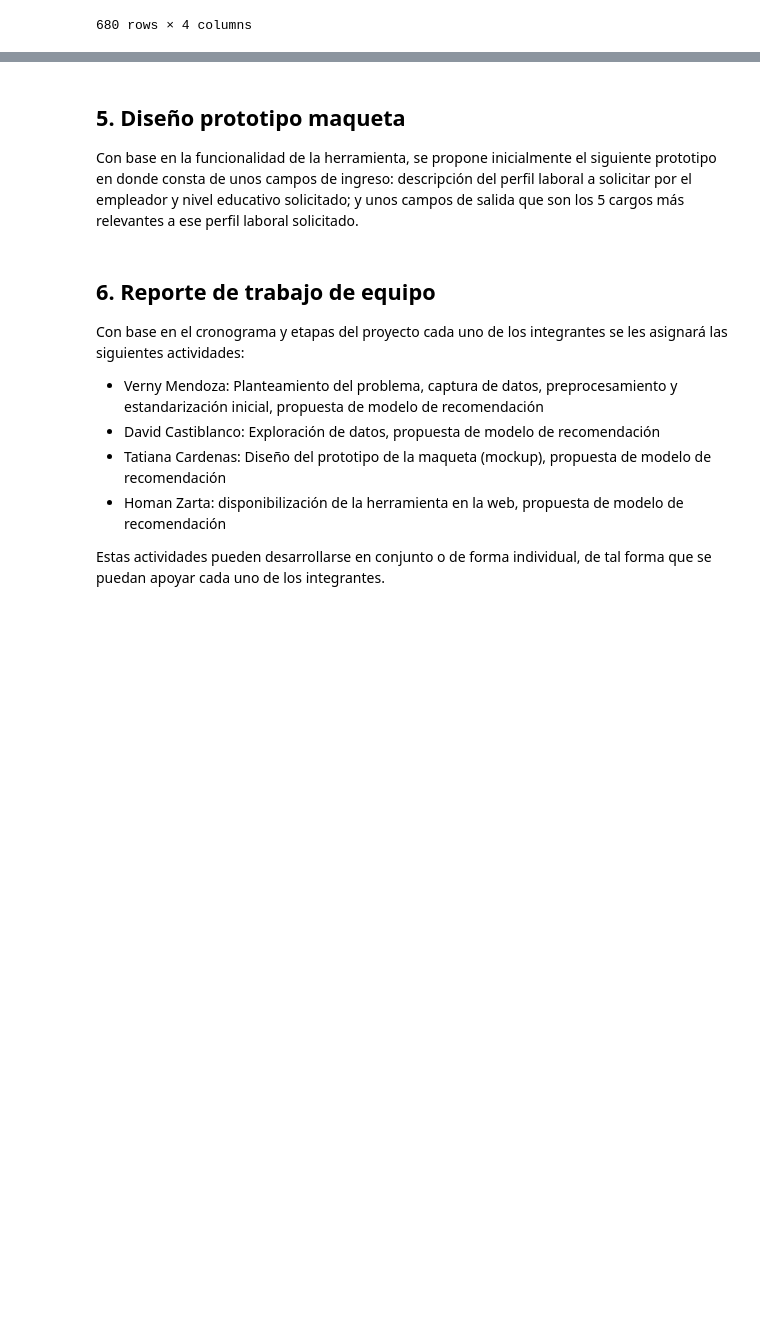
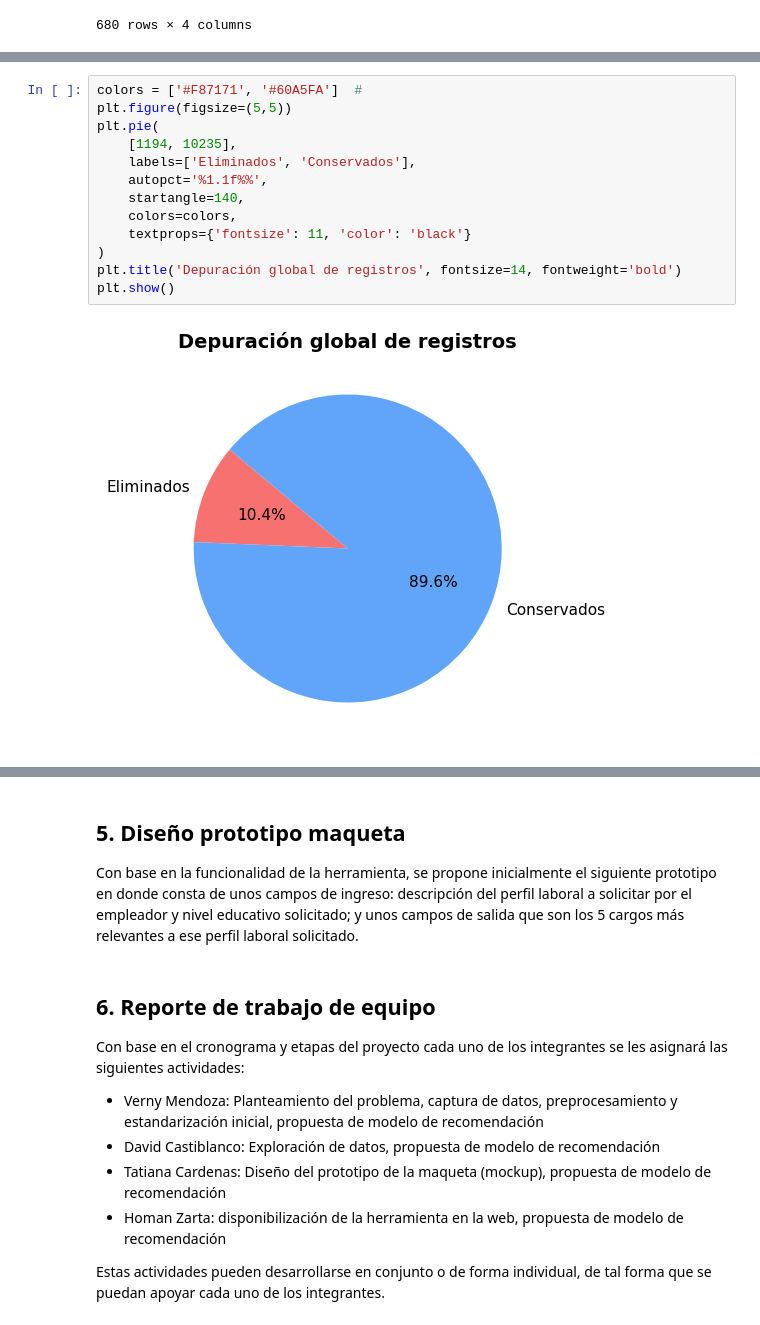
Before and after one commit to vernymendoza/DSA202515_Project, a Jupyter notebook: Proyecto_DSA_grupo28.ipynb, the cells around one changed output, grey strips where cells are left out. Cells and saved outputs as stored; diff of their text form; blank space fills up the shorter version.

```diff
--- a/Proyecto_DSA_grupo28.ipynb
+++ b/Proyecto_DSA_grupo28.ipynb
@@ -63,0 +481,15 @@ cuoc
+# %%
+colors = ['#F87171', '#60A5FA']  #
+plt.figure(figsize=(5,5))
+plt.pie(
+    [1194, 10235],
+    labels=['Eliminados', 'Conservados'],
+    autopct='%1.1f%%',
+    startangle=140,
+    colors=colors,
+    textprops={'fontsize': 11, 'color': 'black'}
+)
+plt.title('Depuración global de registros', fontsize=14, fontweight='bold')
+plt.show()
+# %% [output]
+[figure, added]
```
Also changed, not shown: parts of 13 cells of this notebook, 1 other file.
